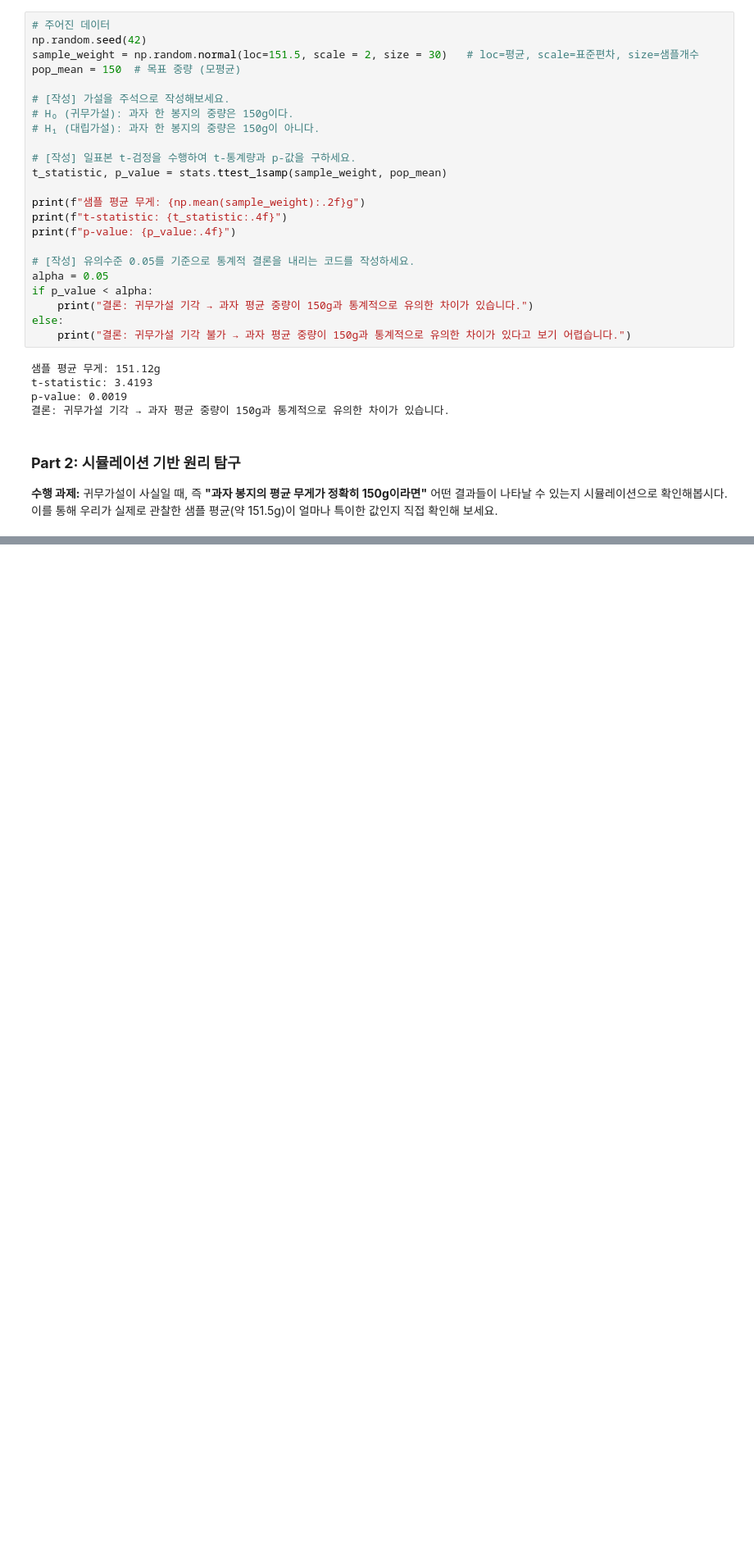
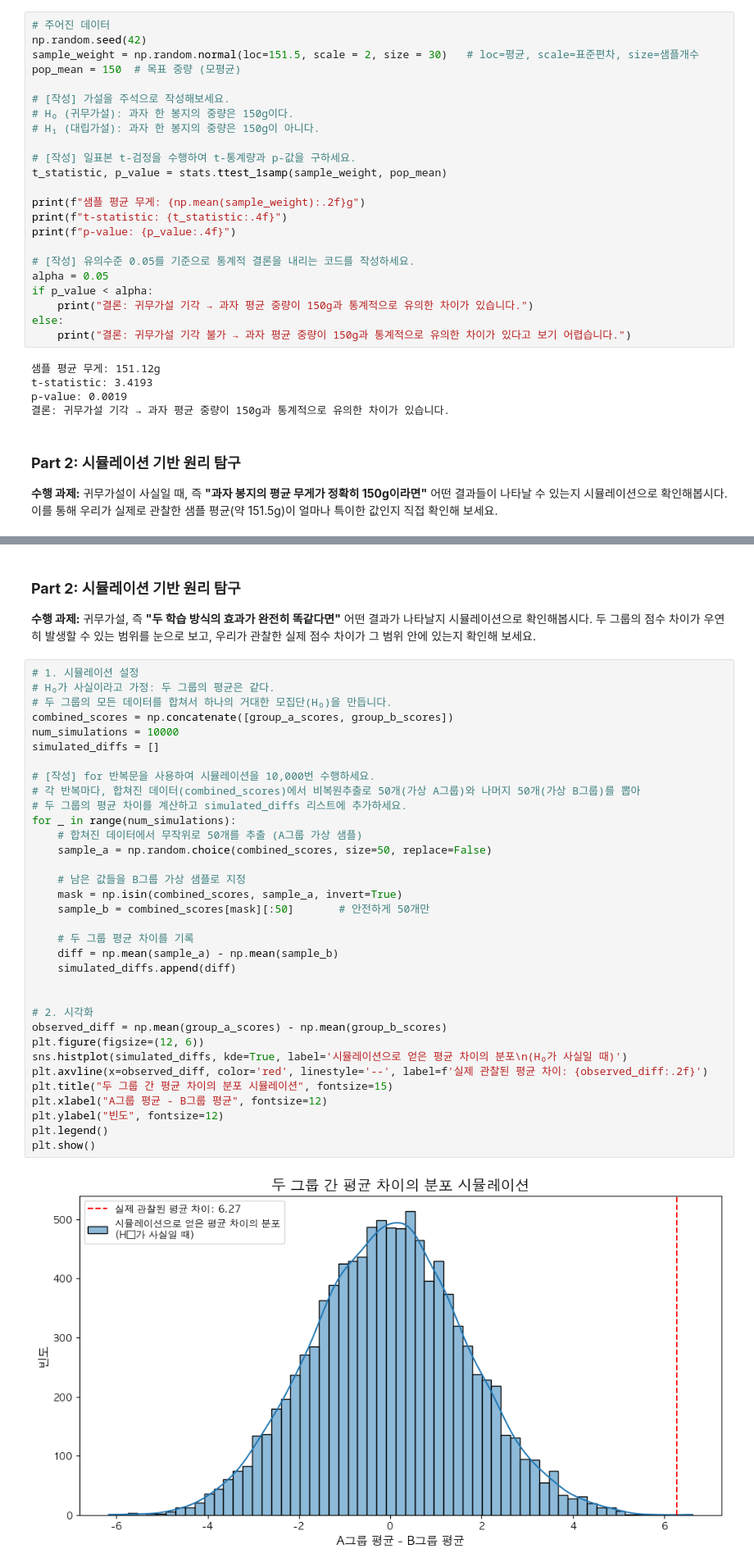
Before and after one commit to twinklefins/modu_project, a Jupyter notebook: 통계101_Day03_실습.ipynb, the cells around one changed output, grey strips where cells are left out. Shown at 82% size. Drawn from its saved outputs; the diff is of its cells as text; blank space fills up the shorter version.

```diff
--- a/통계101_Day03_실습.ipynb
+++ b/통계101_Day03_실습.ipynb
@@ -192,0 +239,40 @@ plt.show()
+# %% [markdown]
+### **Part 2: 시뮬레이션 기반 원리 탐구**
+
+**수행 과제:** 귀무가설, 즉 **"두 학습 방식의 효과가 완전히 똑같다면"** 어떤 결과가 나타날지 시뮬레이션으로 확인해봅시다. 두 그룹의 점수 차이가 우연히 발생할 수 있는 범위를 눈으로 보고, 우리가 관찰한 실제 점수 차이가 그 범위 안에 있는지 확인해 보세요.
+# %%
+# 1. 시뮬레이션 설정
+# H₀가 사실이라고 가정: 두 그룹의 평균은 같다.
+# 두 그룹의 모든 데이터를 합쳐서 하나의 거대한 모집단(H₀)을 만듭니다.
+combined_scores = np.concatenate([group_a_scores, group_b_scores])
+num_simulations = 10000
+simulated_diffs = []
+
+# [작성] for 반복문을 사용하여 시뮬레이션을 10,000번 수행하세요.
+# 각 반복마다, 합쳐진 데이터(combined_scores)에서 비복원추출로 50개(가상 A그룹)와 나머지 50개(가상 B그룹)를 뽑아
+# 두 그룹의 평균 차이를 계산하고 simulated_diffs 리스트에 추가하세요.
+for _ in range(num_simulations):
+    # 합쳐진 데이터에서 무작위로 50개를 추출 (A그룹 가상 샘플)
+    sample_a = np.random.choice(combined_scores, size=50, replace=False)
+
+    # 남은 값들을 B그룹 가상 샘플로 지정
+    mask = np.isin(combined_scores, sample_a, invert=True)
+    sample_b = combined_scores[mask][:50]       # 안전하게 50개만
+
+    # 두 그룹 평균 차이를 기록
+    diff = np.mean(sample_a) - np.mean(sample_b)
+    simulated_diffs.append(diff)
+
+
+# 2. 시각화
+observed_diff = np.mean(group_a_scores) - np.mean(group_b_scores)
+plt.figure(figsize=(12, 6))
+sns.histplot(simulated_diffs, kde=True, label='시뮬레이션으로 얻은 평균 차이의 분포\n(H₀가 사실일 때)')
+plt.axvline(x=observed_diff, color='red', linestyle='--', label=f'실제 관찰된 평균 차이: {observed_diff:.2f}')
+plt.title("두 그룹 간 평균 차이의 분포 시뮬레이션", fontsize=15)
+plt.xlabel("A그룹 평균 - B그룹 평균", fontsize=12)
+plt.ylabel("빈도", fontsize=12)
+plt.legend()
+plt.show()
+# %% [output]
+[figure, added]
```
Also changed, not shown: parts of 17 cells of this notebook.
